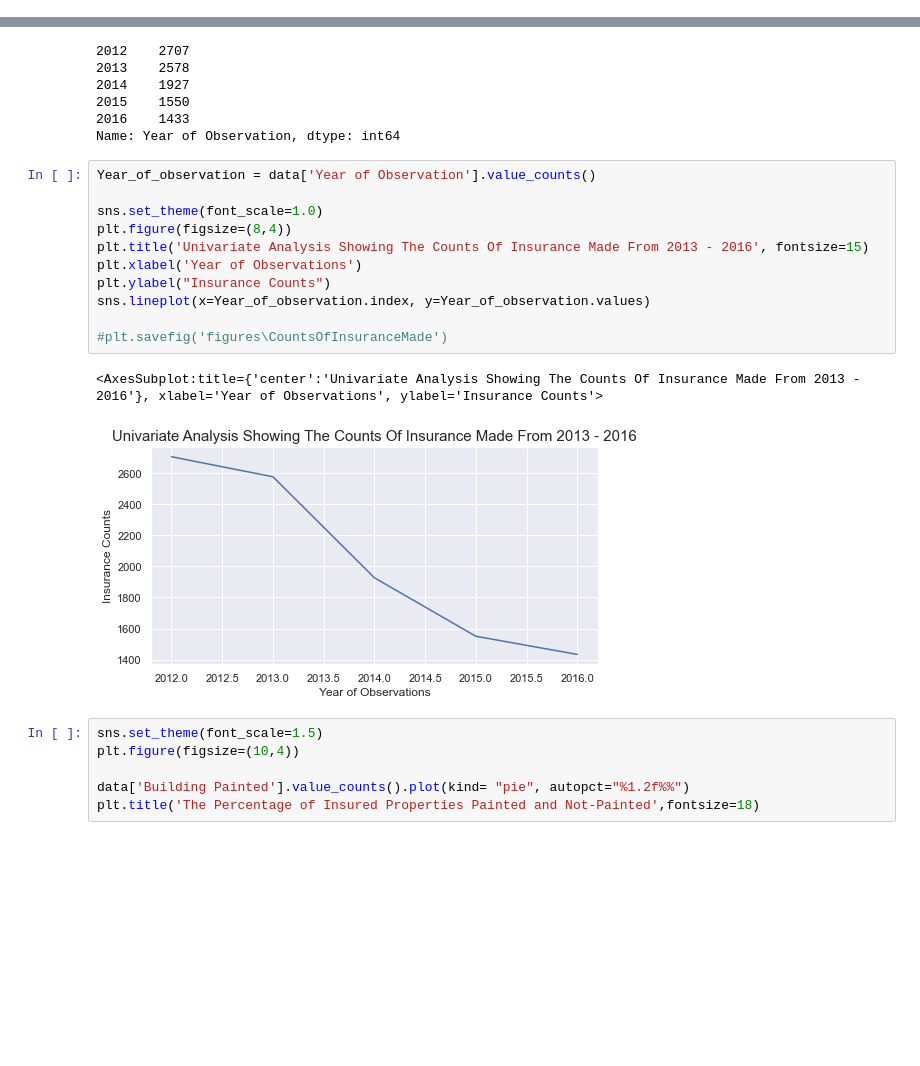
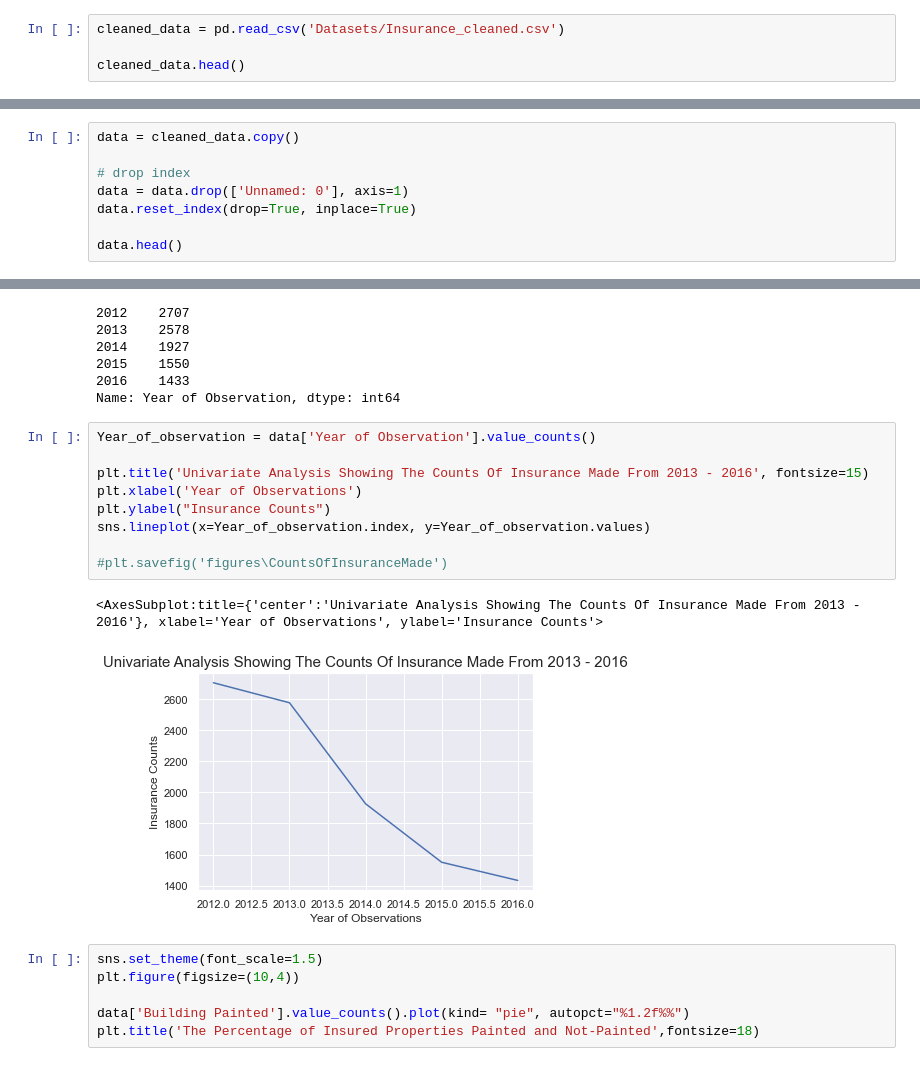
Before and after one commit to spydann/Insurance-Claim-Analysis-and-Prediction, a Jupyter notebook: Insurance/Data Visualization.ipynb, the cells around one changed output, grey strips where cells are left out. Cells and saved outputs as stored; diff of their text form; blank space fills up the shorter version.

```diff
--- a/Insurance/Data Visualization.ipynb
+++ b/Insurance/Data Visualization.ipynb
@@ -22,0 +9,4 @@ data.head()
+# %%
+cleaned_data = pd.read_csv('Datasets/Insurance_cleaned.csv')
+
+cleaned_data.head()
@@ -22,0 +20,8 @@ data.head()
+# %%
+data = cleaned_data.copy()
+
+# drop index
+data = data.drop(['Unnamed: 0'], axis=1)
+data.reset_index(drop=True, inplace=True)
+
+data.head()
@@ -43,17 +113,15 @@ Name: Year of Observation, dtype: int64
 # %%
 Year_of_observation = data['Year of Observation'].value_counts()
 
-sns.set_theme(font_scale=1.0)
-plt.figure(figsize=(8,4))
 plt.title('Univariate Analysis Showing The Counts Of Insurance Made From 2013 - 2016', fontsize=15)
 plt.xlabel('Year of Observations')
 plt.ylabel("Insurance Counts")
 sns.lineplot(x=Year_of_observation.index, y=Year_of_observation.values)
 
 #plt.savefig('figures\CountsOfInsuranceMade')
 # %% [output]
 <AxesSubplot:title={'center':'Univariate Analysis Showing The Counts Of Insurance Made From 2013 - 2016'}, xlabel='Year of Observations', ylabel='Insurance Counts'>
-[figure, old version]
+[figure, new version]
 # %%
 sns.set_theme(font_scale=1.5)
 plt.figure(figsize=(10,4))
```
Also changed, not shown: parts of 13 cells of this notebook, 2 other files.
